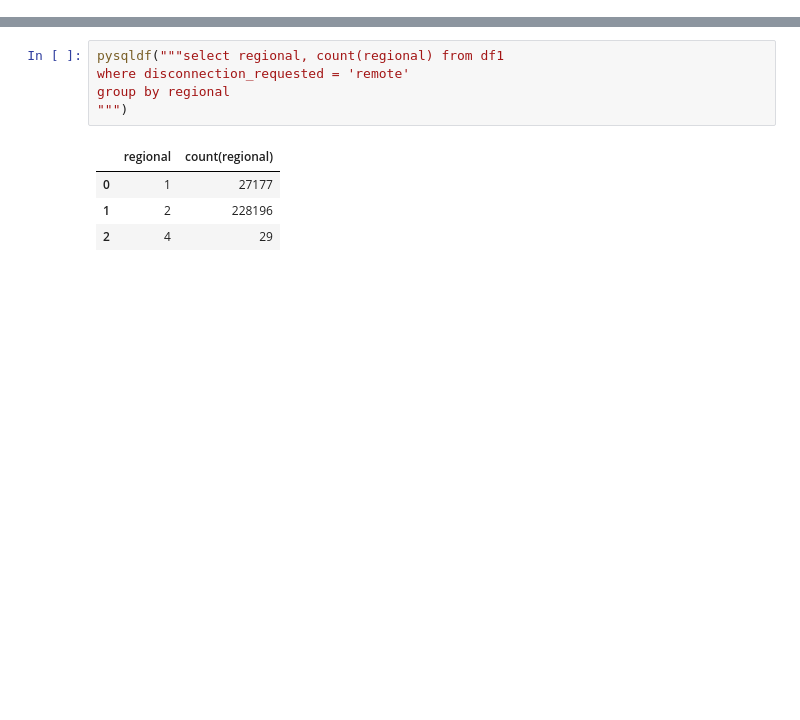
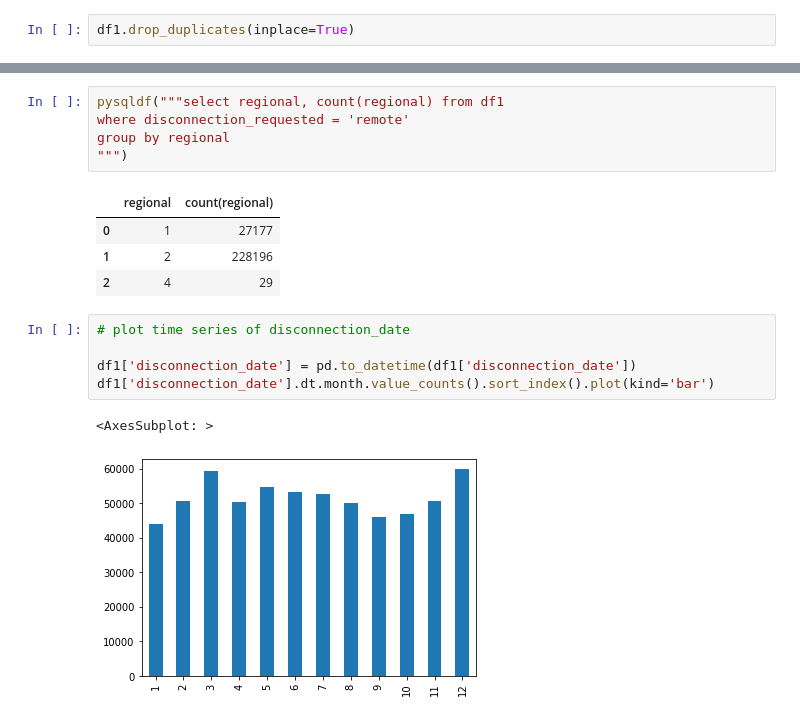
Before and after one commit to Bissiatti/BA-Case1-Elogroup-FGV, a Jupyter notebook: case1.ipynb, the cells around one changed output, grey strips where cells are left out. Saved outputs shown, nothing was run; the diff lists cells and outputs as text; blank space fills up the shorter version.

```diff
--- a/case1.ipynb
+++ b/case1.ipynb
@@ -25,6 +29,8 @@ Data columns (total 16 columns):
  15  collected                618346 non-null  int64
 dtypes: float64(2), int64(8), object(6)
 memory usage: 75.5+ MB
+# %%
+df1.drop_duplicates(inplace=True)
 # %%
 df1.isna().sum()
 # %% [output]
@@ -110,3 +124,11 @@ group by regional
 | 0 | 1 | 27177 |
 | 1 | 2 | 228196 |
 | 2 | 4 | 29 |
+# %%
+# plot time series of disconnection_date
+
+df1['disconnection_date'] = pd.to_datetime(df1['disconnection_date'])
+df1['disconnection_date'].dt.month.value_counts().sort_index().plot(kind='bar')
+# %% [output]
+<AxesSubplot: >
+[figure, added]
```
Also changed, not shown: parts of 29 cells of this notebook.
